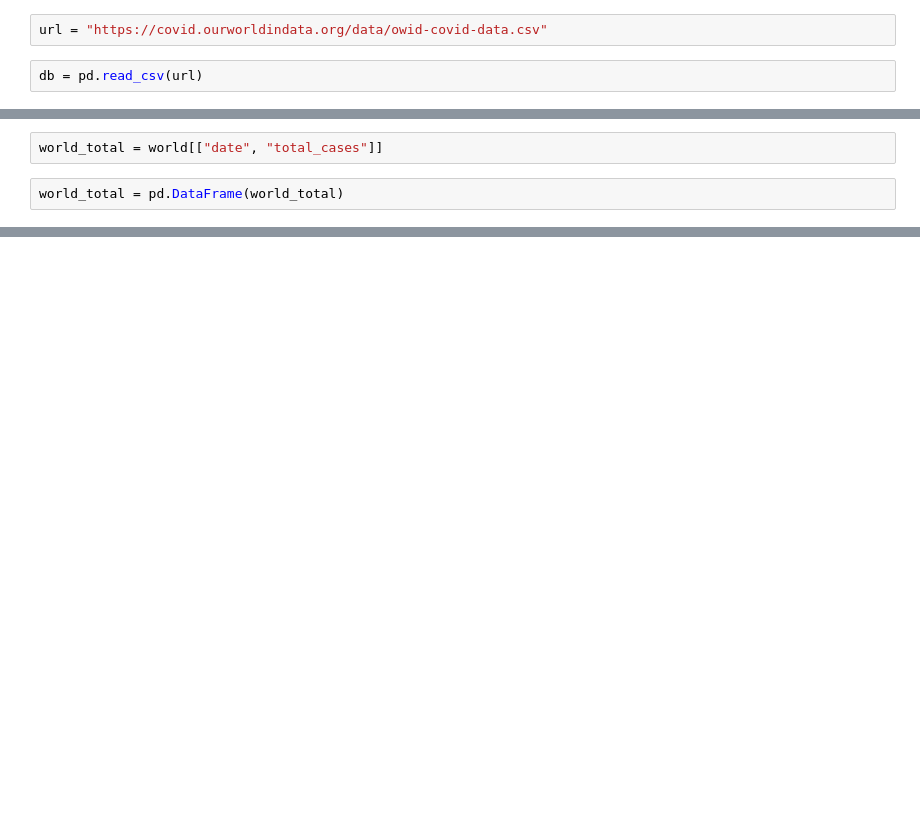
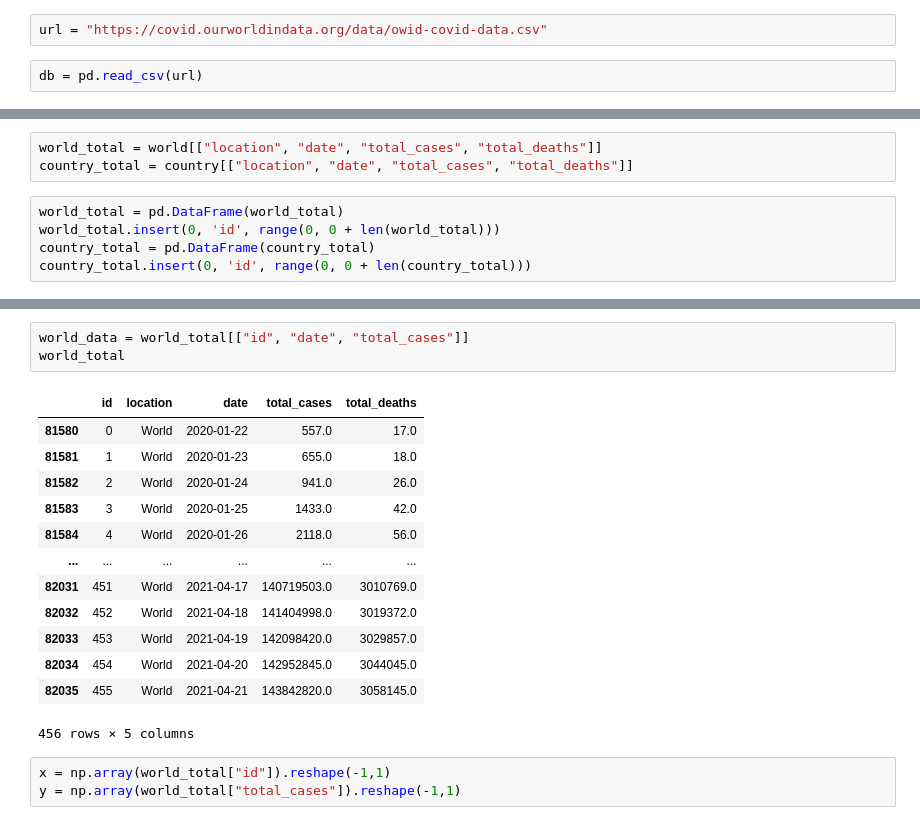
Before and after one commit to nhridoy/Covid19-Prediction, a Jupyter notebook: test.ipynb, the cells around one changed output, grey strips where cells are left out. Cells and saved outputs as stored; diff of their text form; blank space fills up the shorter version.

```diff
--- a/test.ipynb
+++ b/test.ipynb
@@ -14,6 +32,10 @@ world.head()
 # %%
-world_total = world[["date", "total_cases"]]
+world_total = world[["location", "date", "total_cases", "total_deaths"]]
+country_total = country[["location", "date", "total_cases", "total_deaths"]]
 # %%
 world_total = pd.DataFrame(world_total)
+world_total.insert(0, 'id', range(0, 0 + len(world_total)))
+country_total = pd.DataFrame(country_total)
+country_total.insert(0, 'id', range(0, 0 + len(country_total)))
 # %%
 world_total
@@ -19,0 +50,20 @@ world_total
+# %%
+world_data = world_total[["id", "date", "total_cases"]]
+world_total
+# %% [output]
+|  | id | location | date | total_cases | total_deaths |
+| 81580 | 0 | World | 2020-01-22 | 557.0 | 17.0 |
+| 81581 | 1 | World | 2020-01-23 | 655.0 | 18.0 |
+| 81582 | 2 | World | 2020-01-24 | 941.0 | 26.0 |
+| 81583 | 3 | World | 2020-01-25 | 1433.0 | 42.0 |
+| 81584 | 4 | World | 2020-01-26 | 2118.0 | 56.0 |
+| ... | ... | ... | ... | ... | ... |
+| 82031 | 451 | World | 2021-04-17 | 140719503.0 | 3010769.0 |
+| 82032 | 452 | World | 2021-04-18 | 141404998.0 | 3019372.0 |
+| 82033 | 453 | World | 2021-04-19 | 142098420.0 | 3029857.0 |
+| 82034 | 454 | World | 2021-04-20 | 142952845.0 | 3044045.0 |
+| 82035 | 455 | World | 2021-04-21 | 143842820.0 | 3058145.0 |
+456 rows × 5 columns
+# %%
+x = np.array(world_total["id"]).reshape(-1,1)
+y = np.array(world_total["total_cases"]).reshape(-1,1)
```
Also changed, not shown: parts of 14 cells of this notebook, 3 other files.
